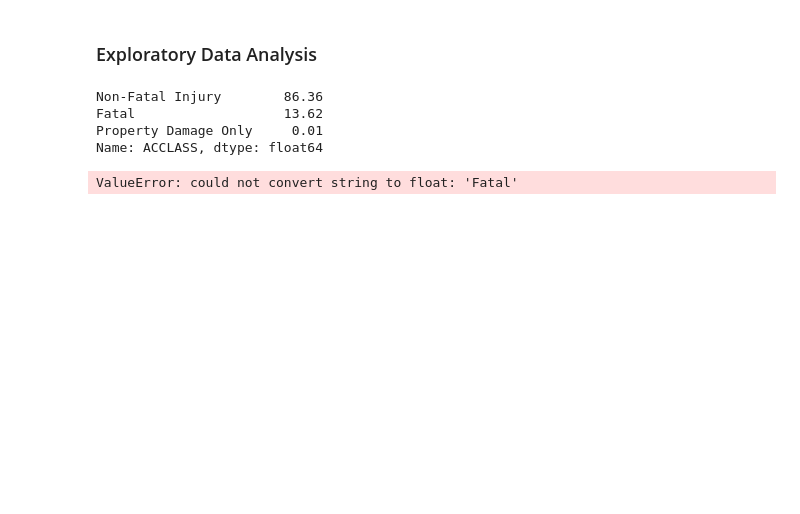
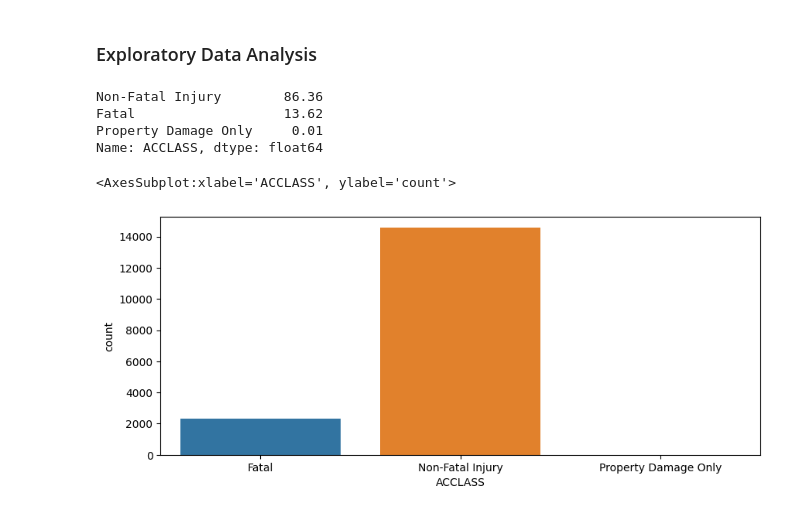
Before and after one commit to KingSolDot/Traffic_Collision_Outcome_Prediciton, a Jupyter notebook: traffic_collision_outcome_prediction.ipynb, the cells around one changed output. Drawn from its saved outputs; the diff is of its cells as text; code cells hidden in the pictures; blank space fills up the shorter version.

```diff
--- a/traffic_collision_outcome_prediction.ipynb
+++ b/traffic_collision_outcome_prediction.ipynb
@@ -54,7 +64,9 @@ Non-Fatal Injury        86.36
 Fatal                   13.62
 Property Damage Only     0.01
 Name: ACCLASS, dtype: float64
-# %%
-sns.countplot(data['ACCLASS'])
-# %% [output]
-ValueError: could not convert string to float: 'Fatal'
+# %%
+plt.figure(figsize=(10,4))
+sns.countplot(x=df['ACCLASS'])
+# %% [output]
+<AxesSubplot:xlabel='ACCLASS', ylabel='count'>
+[figure, added]
```
Also changed, not shown: parts of 12 cells of this notebook.
